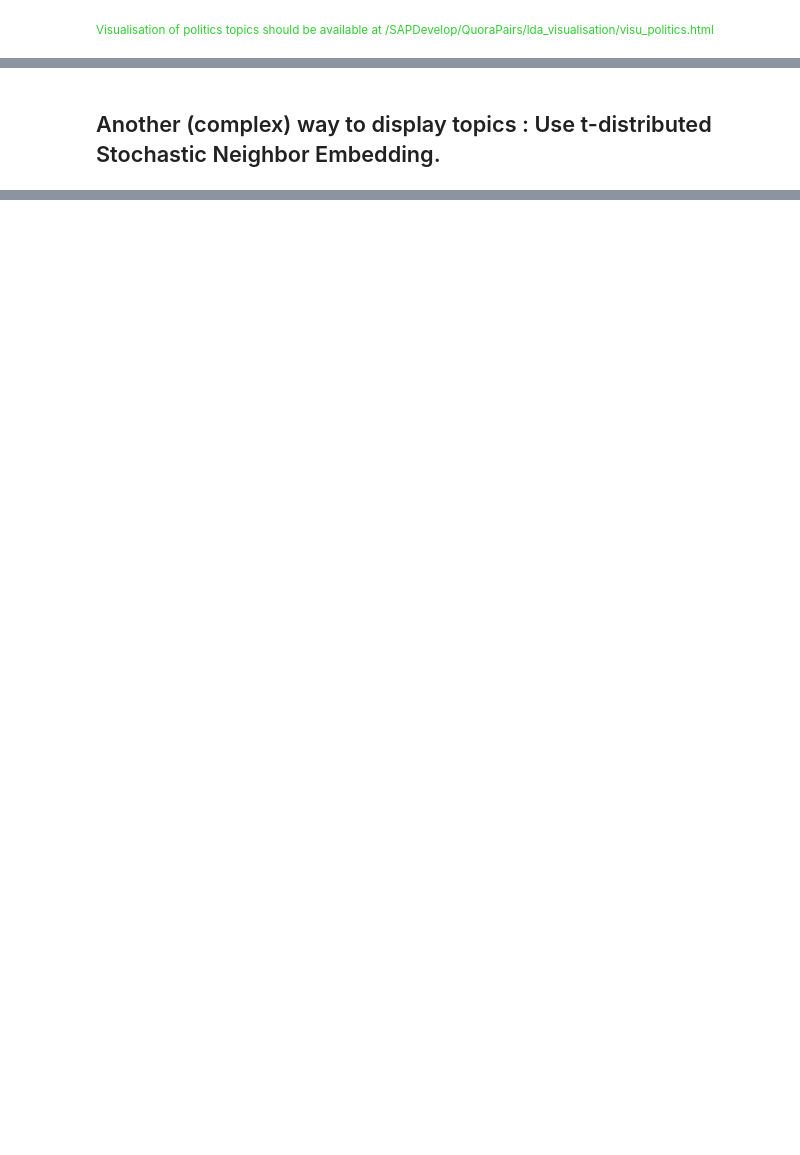
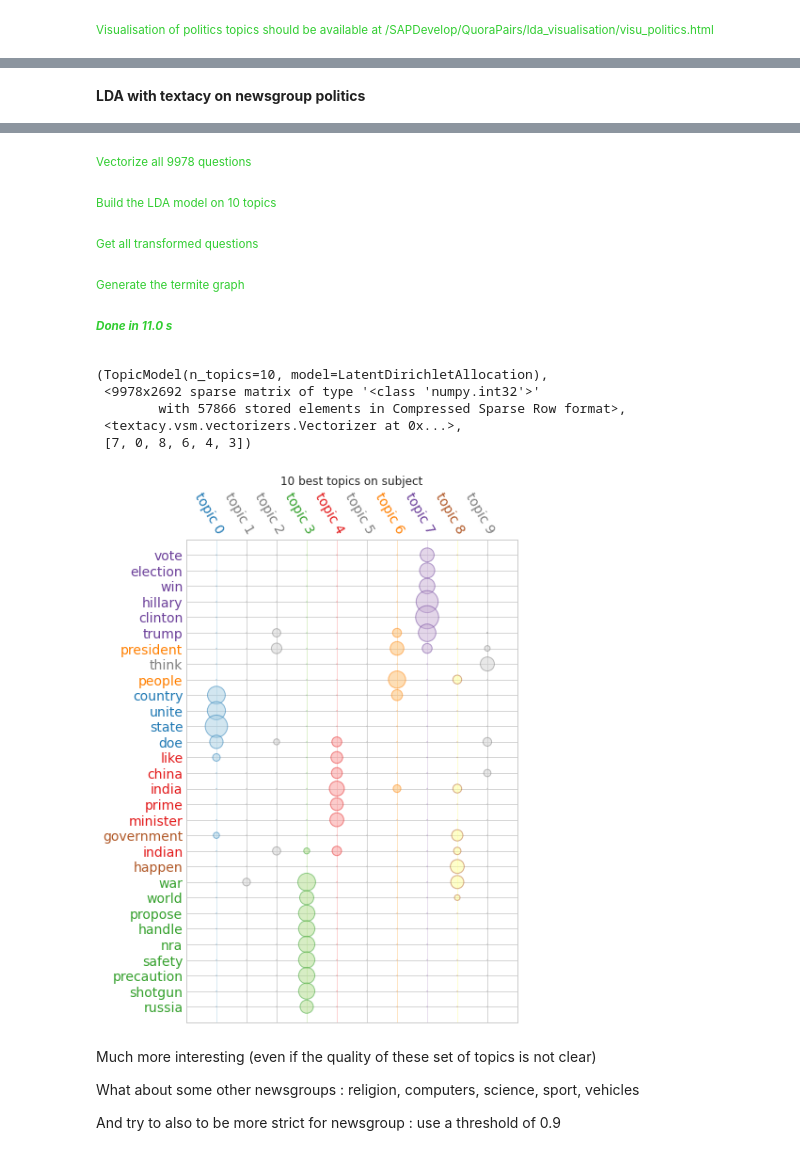
Before and after one commit to acharroux/QuoraPairs, a Jupyter notebook: BruteForce/visualisation_LDA.ipynb, the cells around one changed output, grey strips where cells are left out. Drawn from its saved outputs; the diff is of its cells as text; code cells hidden in the pictures; blank space fills up the shorter version.

```diff
--- a/BruteForce/visualisation_LDA.ipynb
+++ b/BruteForce/visualisation_LDA.ipynb
@@ -361,19 +482,30 @@ import textacy
 import textacy.vsm
 import textacy.tm
 
-start=time.time()
-print_section('redo a new LDA with textacy so we can display a termite graph')
-vectorizer = textacy.vsm.Vectorizer(
-        min_df=3, max_df=0.95, max_n_terms=None)
-doc_term_matrix = vectorizer.fit_transform(politics.str.split())
-model = textacy.tm.TopicModel('lda', n_topics=10)
-model.fit(doc_term_matrix)
-doc_topic_matrix = model.transform(doc_term_matrix)
-topic_weight_serie = pandas.Series(model.topic_weights(doc_topic_matrix))
-top_list_tmp = topic_weight_serie.nlargest(n=6) # max !
-top_topic_list = list(top_list_tmp.index)
-
-termite_file = absolute_env_file_name('termite_politics',ext='.png')
-grid = model.termite_plot(doc_term_matrix, vectorizer.id_to_term, highlight_topics=top_topic_list,
+def textacy_lda_termite(dataframe,nb_topics,subject,visu=False):
+        start=time.time()
+        print_section('LDA with textacy on %s' % subject)
+        print_info('Vectorize all %d questions ' % len(dataframe))
+        vectorizer = textacy.vsm.Vectorizer(
+                min_df=3, max_df=0.95, max_n_terms=None)
+        doc_term_matrix = vectorizer.fit_transform(dataframe.str.split())
+        # Build the lda model
+        print_info('Build the LDA model on %d topics' % nb_topics)
+        model = textacy.tm.TopicModel('lda', n_topics=nb_topics)
+        model.fit(doc_term_matrix)
+        # get the topics vectors
+        print_info('Get all transformed questions')
+        doc_topic_matrix = model.transform(doc_term_matrix)
+        # extract all weights of words
+        topic_weight_serie = pandas.Series(model.topic_weights(doc_topic_matrix))
+        # get the most important
+        top_list_tmp = topic_weight_serie.nlargest(n=6) # max !
+        top_topic_list = list(top_list_tmp.index)
+        if visu:
+                print_info('Generate the termite graph')
+                termite_file = absolute_env_file_name('termite_%s' % subject.replace(' ','_'),ext='.png')
+                grid = model.termite_plot(doc_term_matrix, vectorizer.id_to_term, highlight_topics=top_topic_list,
                    topics=-1,  n_terms=30, sort_terms_by='seriation', save=termite_file)
-print_done('Done',top=start)
+                grid.set_title('%d best topics on subject' % nb_topics)
+                print_done('Done',top=start)
+        return model
@@ -385,2 +512,5 @@ Done in 18.0 s
-# %% [markdown]
-## Another (complex) way to display topics : Use t-distributed Stochastic Neighbor Embedding.
+# %%
+# Note also we should again search the best # of topics ...
+textacy_lda_termite(politics,10,'newsgroup politics')
+# %% [output]
+LDA with textacy on newsgroup politics
@@ -386,0 +518,17 @@ Done in 18.0 s
+Vectorize all 9978 questions
+Build the LDA model on 10 topics
+Get all transformed questions
+Generate the termite graph
+Done in 11.0 s
+(TopicModel(n_topics=10, model=LatentDirichletAllocation),
+ <9978x2692 sparse matrix of type '<class 'numpy.int32'>'
+        with 57866 stored elements in Compressed Sparse Row format>,
+ <textacy.vsm.vectorizers.Vectorizer at 0x...>,
+ [7, 0, 8, 6, 4, 3])
+[figure, added]
+# %% [markdown]
+Much more interesting (even if the quality of these set of topics is not clear)
+
+What about some other newsgroups : religion, computers, science, sport, vehicles
+
+And try to also to be more strict for newsgroup : use a threshold of 0.9
```
Also changed, not shown: parts of 39 cells of this notebook, 12 other files.
